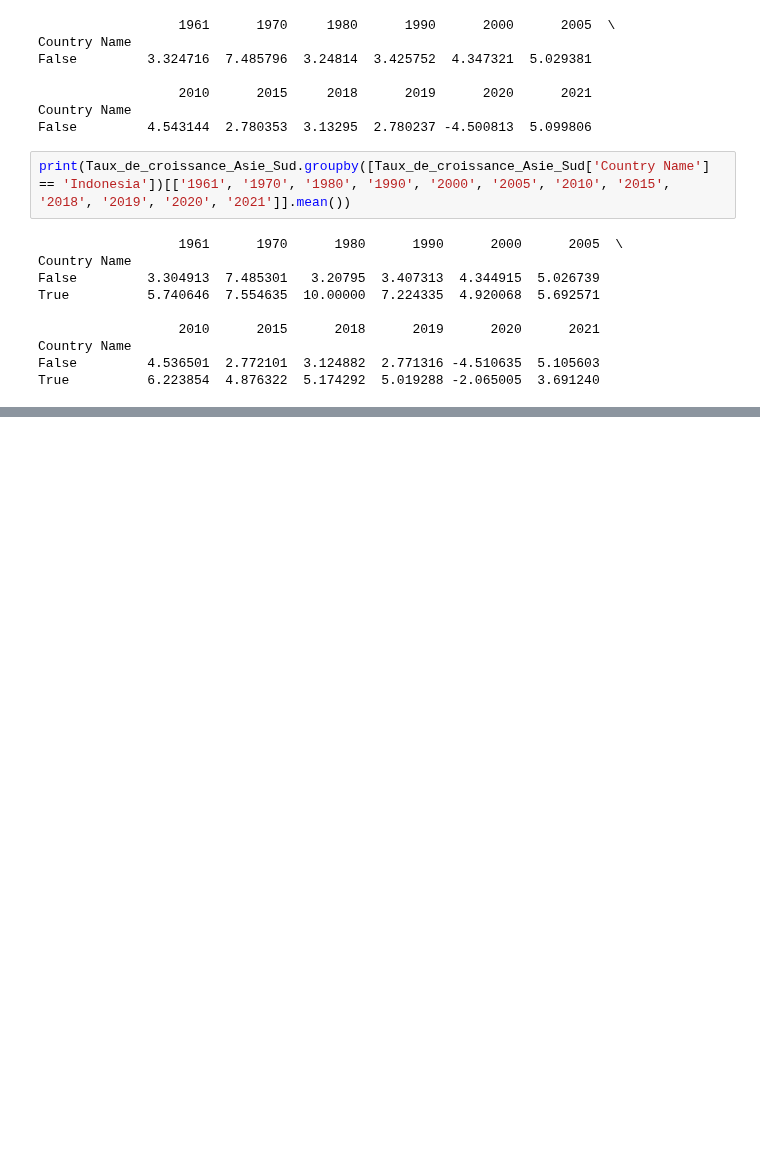
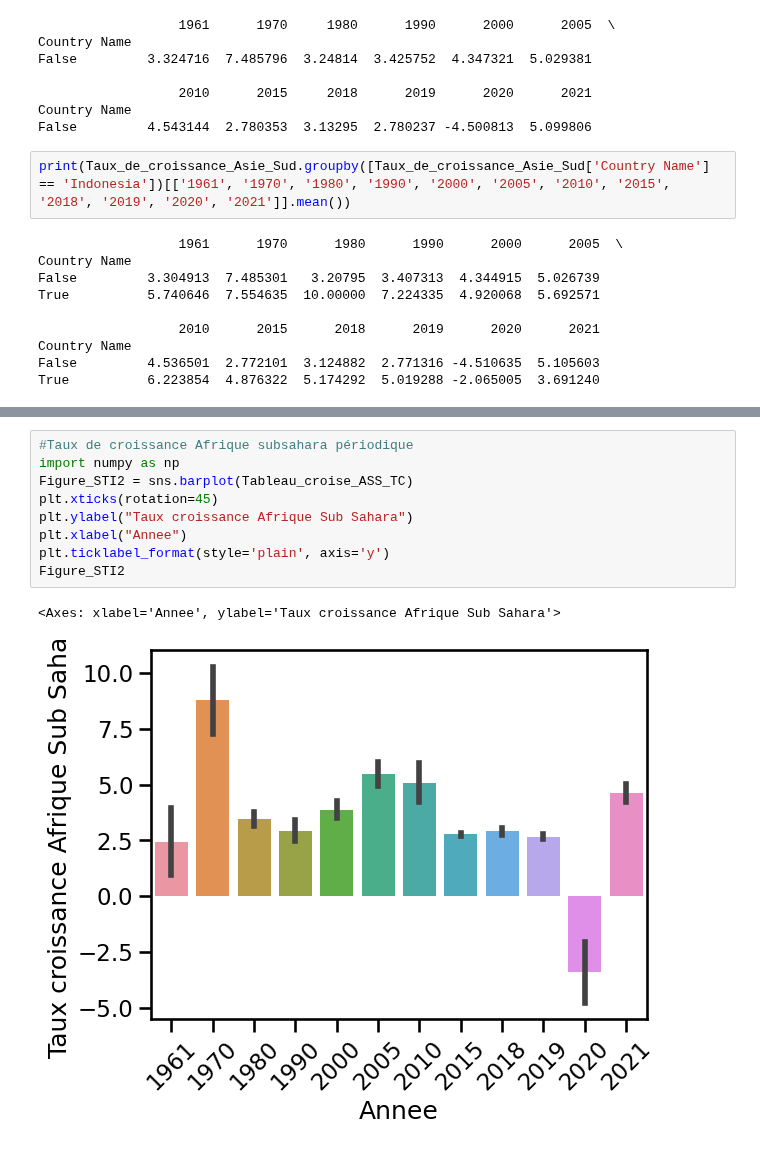
Before and after one commit to NOURDINEEEE/Projet_blanc_Dash1, a Jupyter notebook: Notebooks/Projet_blanc_donnees_mondiales.ipynb, the cells around one changed output, grey strips where cells are left out. Drawn from its saved outputs; the diff is of its cells as text; blank space fills up the shorter version.

```diff
--- a/Notebooks/Projet_blanc_donnees_mondiales.ipynb
+++ b/Notebooks/Projet_blanc_donnees_mondiales.ipynb
@@ -275,0 +555,12 @@ True          2.971133  0.967497  2.590367  1.503428 -8.621135  4.322776
+# %%
+#Taux de croissance Afrique subsahara périodique
+import numpy as np
+Figure_STI2 = sns.barplot(Tableau_croise_ASS_TC)
+plt.xticks(rotation=45)
+plt.ylabel("Taux croissance Afrique Sub Sahara")
+plt.xlabel("Annee")
+plt.ticklabel_format(style='plain', axis='y')
+Figure_STI2
+# %% [output]
+<Axes: xlabel='Annee', ylabel='Taux croissance Afrique Sub Sahara'>
+[figure, added]
```
Also changed, not shown: parts of 36 cells of this notebook, 1 other file.
